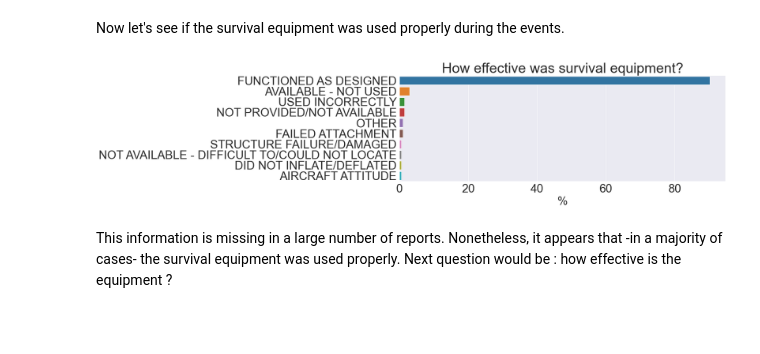
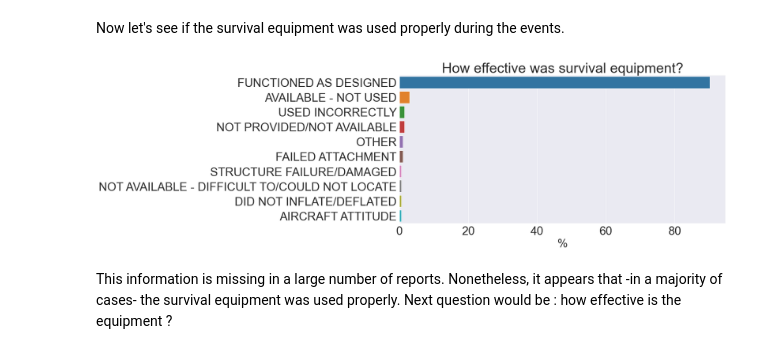
Before and after one commit to zaitrik/canadian_aviation, a Jupyter notebook: canadian_aviation.ipynb, the cells around one changed output. Cells and saved outputs as stored; diff of their text form; code cells hidden in the pictures; blank space fills up the shorter version.

```diff
--- a/canadian_aviation.ipynb
+++ b/canadian_aviation.ipynb
@@ -726,14 +726,14 @@ fig.set_xticklabels([1,10,100,1000,10000]);
 # %% [markdown]
 Now let's see if the survival equipment was used properly during the events.
 # %%
-matplotlib.rcParams['figure.figsize'] = (15, 5)
+matplotlib.rcParams['figure.figsize'] = (15, 7)
 matplotlib.rcParams['font.size'] = 30
 column = 'EquipEffReasonID_DisplayEng'
 graph =  survivability_df[survivability_df[column]!='UNKNOWN'].groupby(column)['OccNo'].count().sort_values(ascending=False)
 fig = sns.barplot(graph.values/sum(graph)*100, graph.index);
 fig.set(xlabel = '%', ylabel = '', Title='How effective was survival equipment?');
 # %% [output]
-[figure, old version]
+[figure, new version]
 # %% [markdown]
 This information is missing in a large number of reports. Nonetheless, it appears that -in a majority of cases- the survival equipment was used properly. Next question would be : how effective is the equipment ?
 # %%
```
Also changed, not shown: parts of 12 cells of this notebook.
